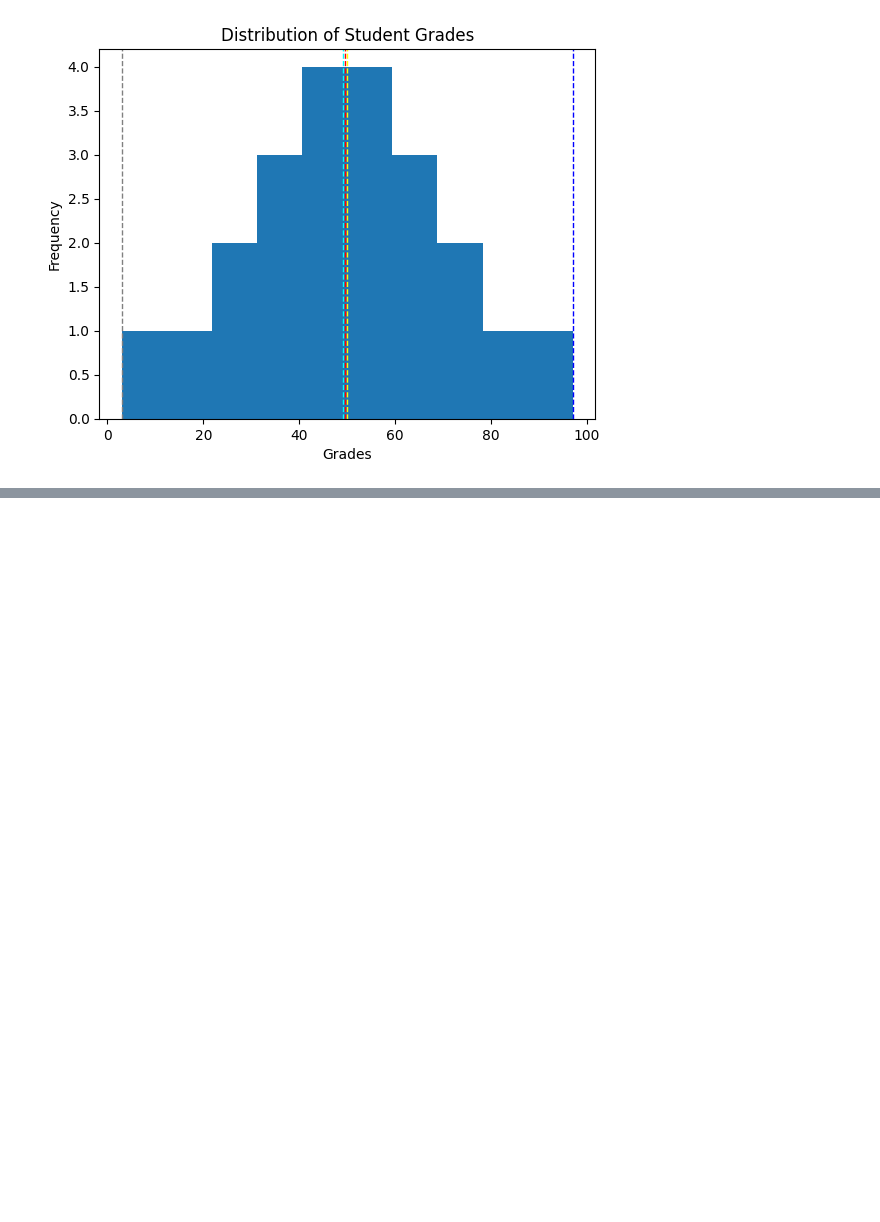
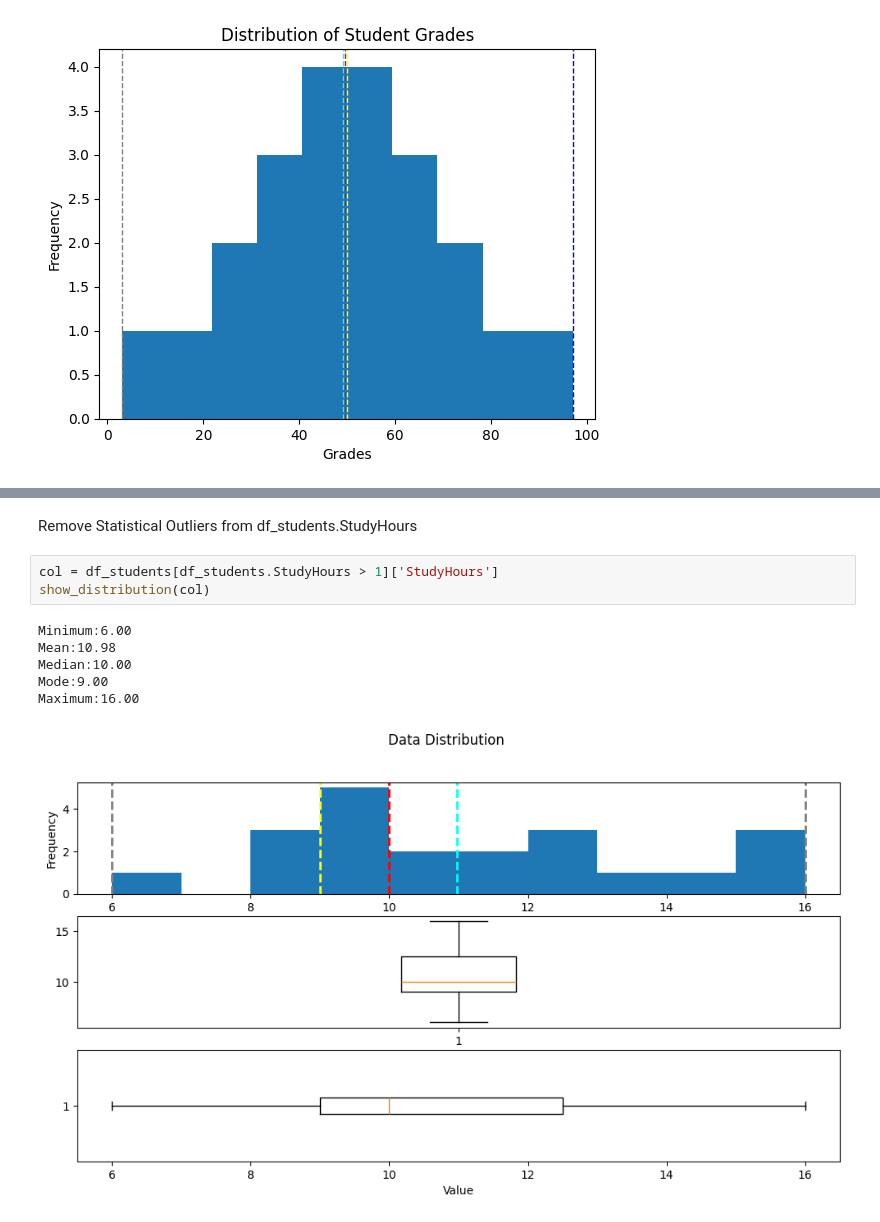
Before and after one commit to Hafsha7022/PythonPractice, a Jupyter notebook: StudentData.ipynb, the cells around one changed output, grey strips where cells are left out. Cells and saved outputs as stored; diff of their text form; blank space fills up the shorter version.

```diff
--- a/StudentData.ipynb
+++ b/StudentData.ipynb
@@ -331,0 +434,12 @@ plt.title('Boxplot of Student Grades')
+# %% [markdown]
+Remove Statistical Outliers from df_students.StudyHours
+# %%
+col = df_students[df_students.StudyHours > 1]['StudyHours']
+show_distribution(col)
+# %% [output]
+Minimum:6.00
+Mean:10.98
+Median:10.00
+Mode:9.00
+Maximum:16.00
+[figure, added]
```
Also changed, not shown: parts of 22 cells of this notebook, 12 other files.
